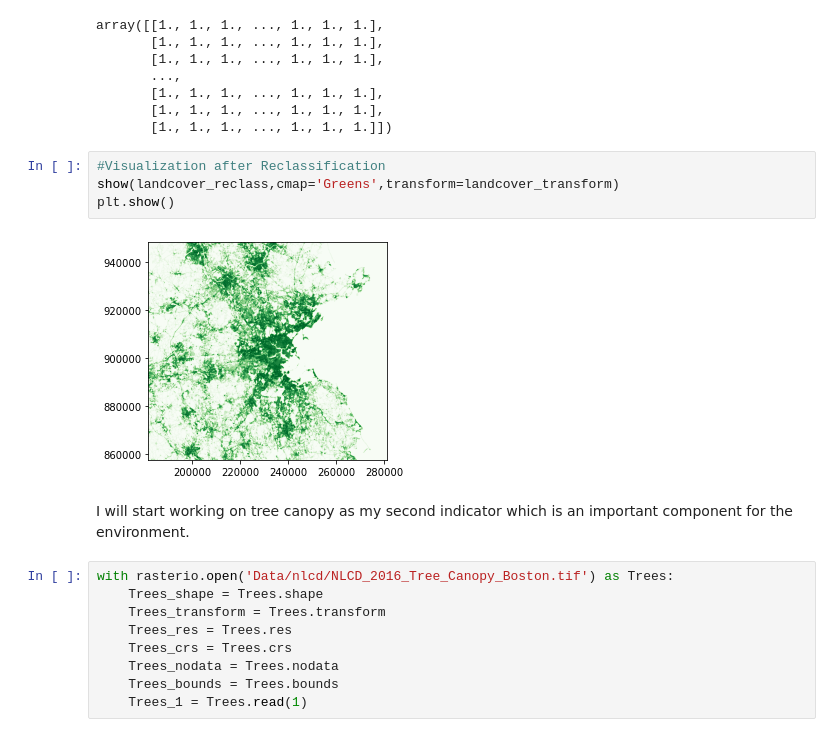
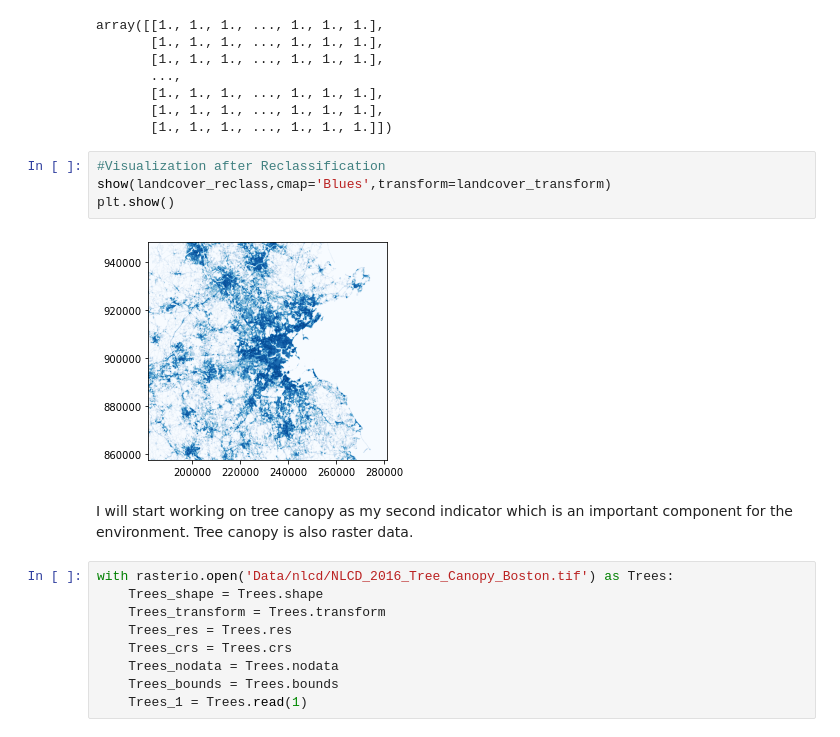
Before and after one commit to zhining-sun/UEP239-FinalProject, a Jupyter notebook: FinalProject_ZhiningSun.ipynb, the cells around one changed output. Cells and saved outputs as stored; diff of their text form.

```diff
--- a/FinalProject_ZhiningSun.ipynb
+++ b/FinalProject_ZhiningSun.ipynb
@@ -247,12 +248,12 @@ array([[1., 1., 1., ..., 1., 1., 1.],
        [1., 1., 1., ..., 1., 1., 1.]])
 # %%
 #Visualization after Reclassification
-show(landcover_reclass,cmap='Greens',transform=landcover_transform)
+show(landcover_reclass,cmap='Blues',transform=landcover_transform)
 plt.show()
 # %% [output]
-[figure, old version]
+[figure, new version]
 # %% [markdown]
-I will start working on tree canopy as my second indicator which is an important component for the environment.
+I will start working on tree canopy as my second indicator which is an important component for the environment. Tree canopy is also raster data.
 # %%
 with rasterio.open('Data/nlcd/NLCD_2016_Tree_Canopy_Boston.tif') as Trees:
     Trees_shape = Trees.shape
```
Also changed, not shown: parts of 56 cells of this notebook.
